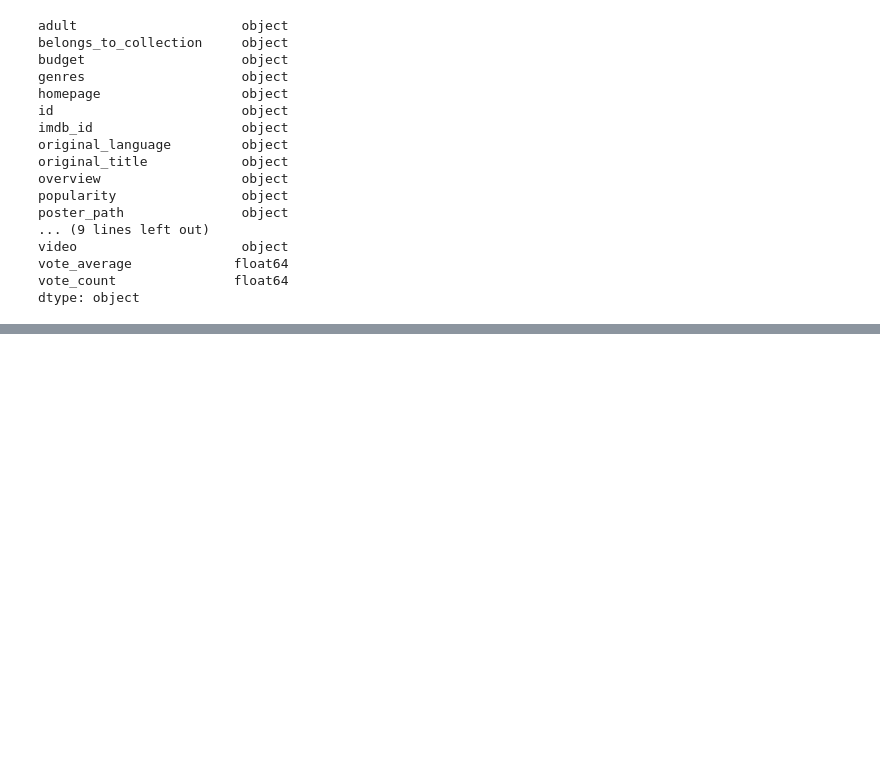
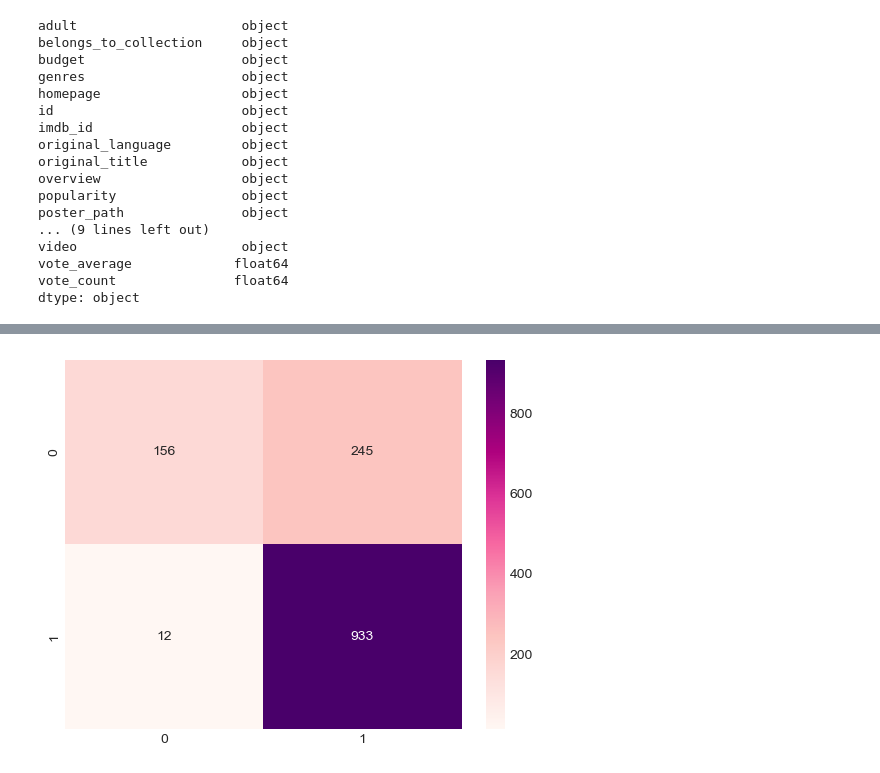
Before and after one commit to alanwake47/busn-41204-machine-learning, a Jupyter notebook: final/movies_project.ipynb, the cells around one changed output, grey strips where cells are left out. Saved outputs shown, nothing was run; the diff lists cells and outputs as text; code cells hidden in the pictures; blank space fills up the shorter version.

```diff
--- a/final/movies_project.ipynb
+++ b/final/movies_project.ipynb
@@ -32,0 +396,11 @@ metadata['vote_count'] = pd.to_numeric(metadata['vote_count'], errors='coerce')
+# %%
+from sklearn.metrics import confusion_matrix
+import matplotlib.pyplot as plt
+import seaborn as sns
+
+#plot a confusion matrix for the model
+cnf = confusion_matrix(test_y, rf.predict(test_X))
+sns.heatmap(cnf, annot=True, fmt='d', cmap='RdPu')
+plt.show()
+# %% [output]
+[figure, added]
```
Also changed, not shown: parts of 58 cells of this notebook, 2 other files.
